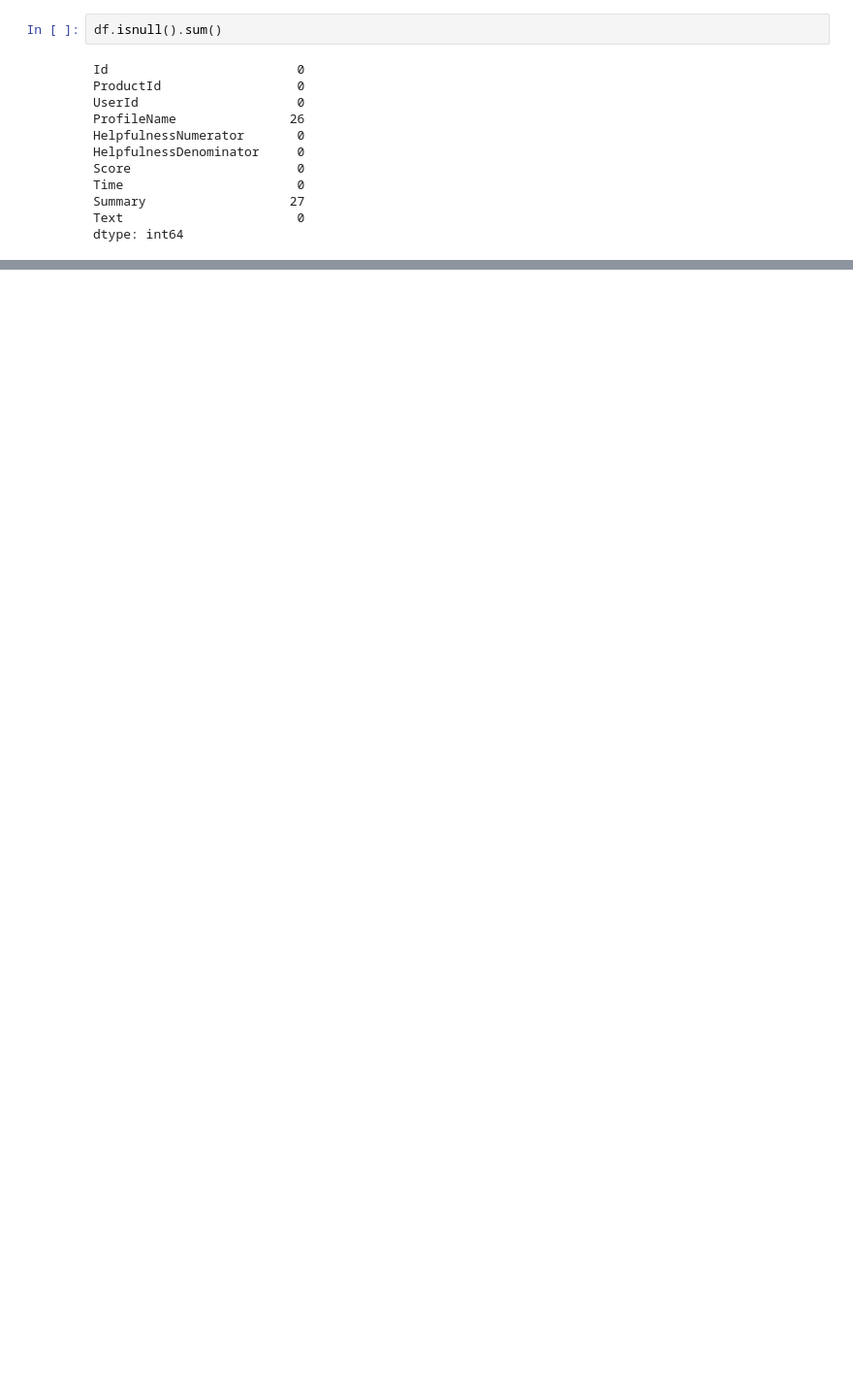
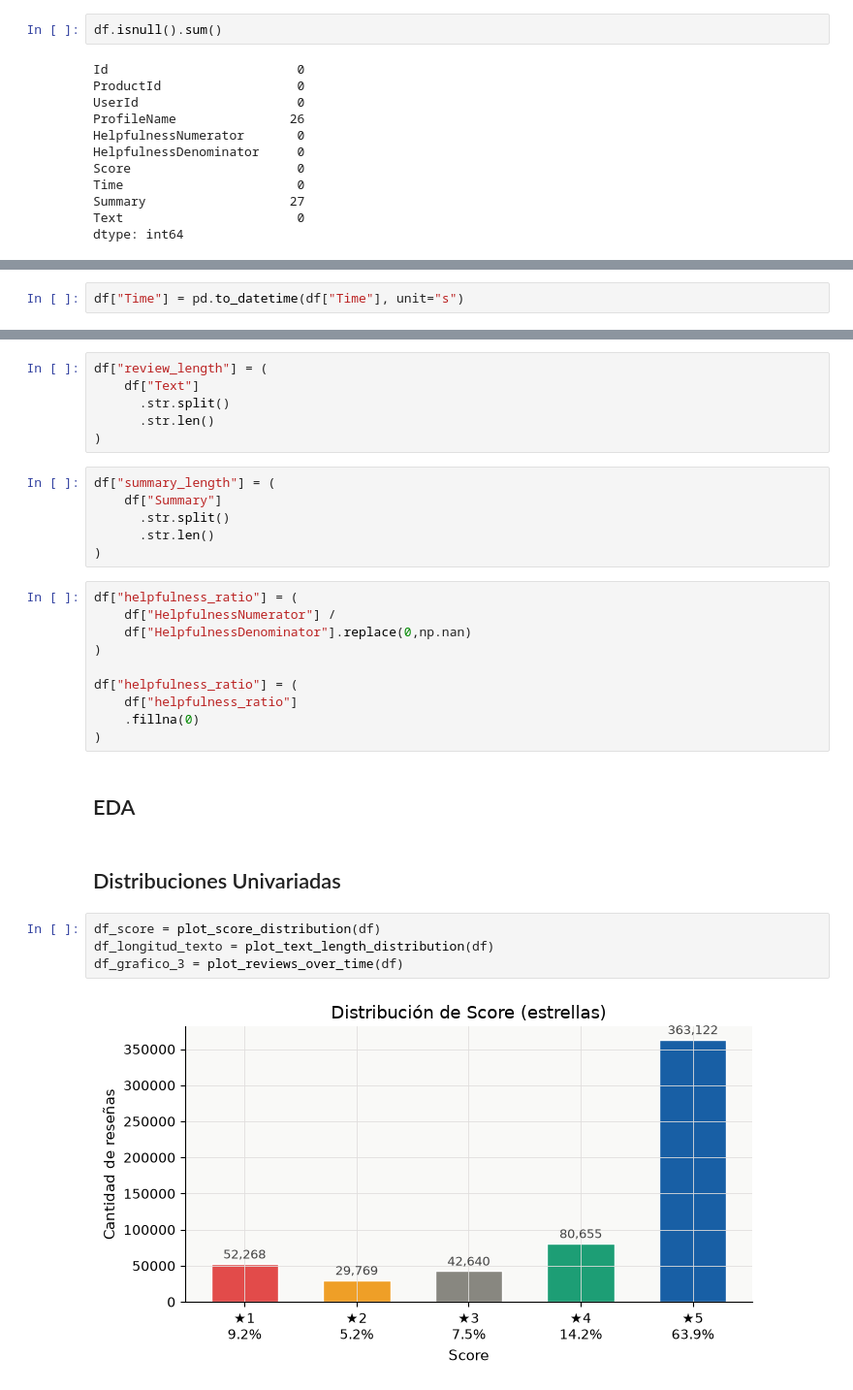
Before and after one commit to renatacatelli25/Ciencia-de-Datos, a Jupyter notebook: EDA.ipynb, the cells around one changed output, grey strips where cells are left out. Shown at 97% size. Cells and saved outputs as stored; diff of their text form; blank space fills up the shorter version.

```diff
--- a/EDA.ipynb
+++ b/EDA.ipynb
@@ -46,0 +79,2 @@ dtype: int64
+# %%
+df["Time"] = pd.to_datetime(df["Time"], unit="s")
@@ -46,0 +137,32 @@ dtype: int64
+# %%
+df["review_length"] = (
+    df["Text"]
+      .str.split()
+      .str.len()
+)
+# %%
+df["summary_length"] = (
+    df["Summary"]
+      .str.split()
+      .str.len()
+)
+# %%
+df["helpfulness_ratio"] = (
+    df["HelpfulnessNumerator"] /
+    df["HelpfulnessDenominator"].replace(0,np.nan)
+)
+
+df["helpfulness_ratio"] = (
+    df["helpfulness_ratio"]
+    .fillna(0)
+)
+# %% [markdown]
+## EDA
+# %% [markdown]
+## Distribuciones Univariadas
+# %%
+df_score = plot_score_distribution(df)
+df_longitud_texto = plot_text_length_distribution(df)
+df_grafico_3 = plot_reviews_over_time(df)
+# %% [output]
+[figure, added]
```
Also changed, not shown: parts of 22 cells of this notebook.
